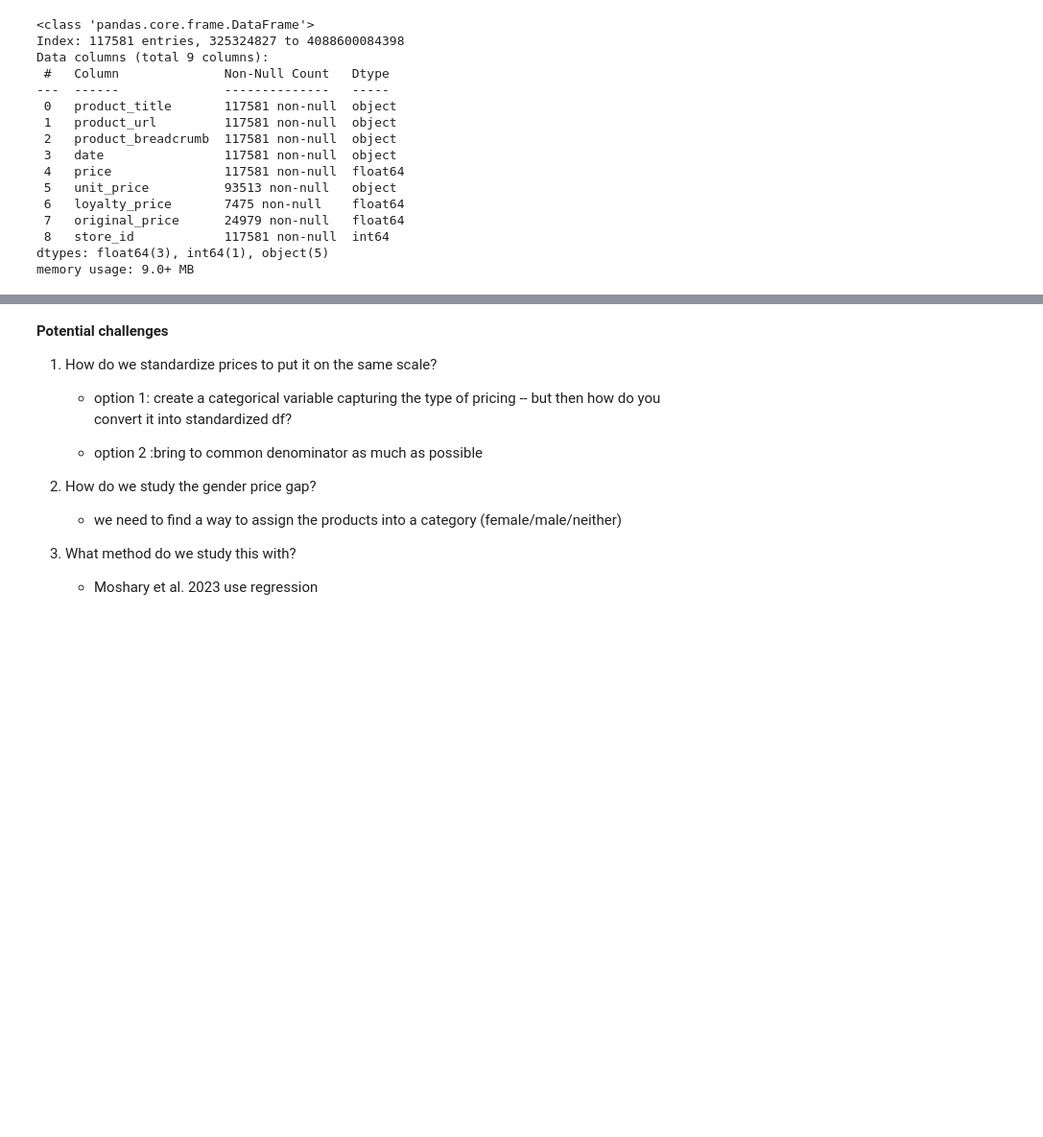
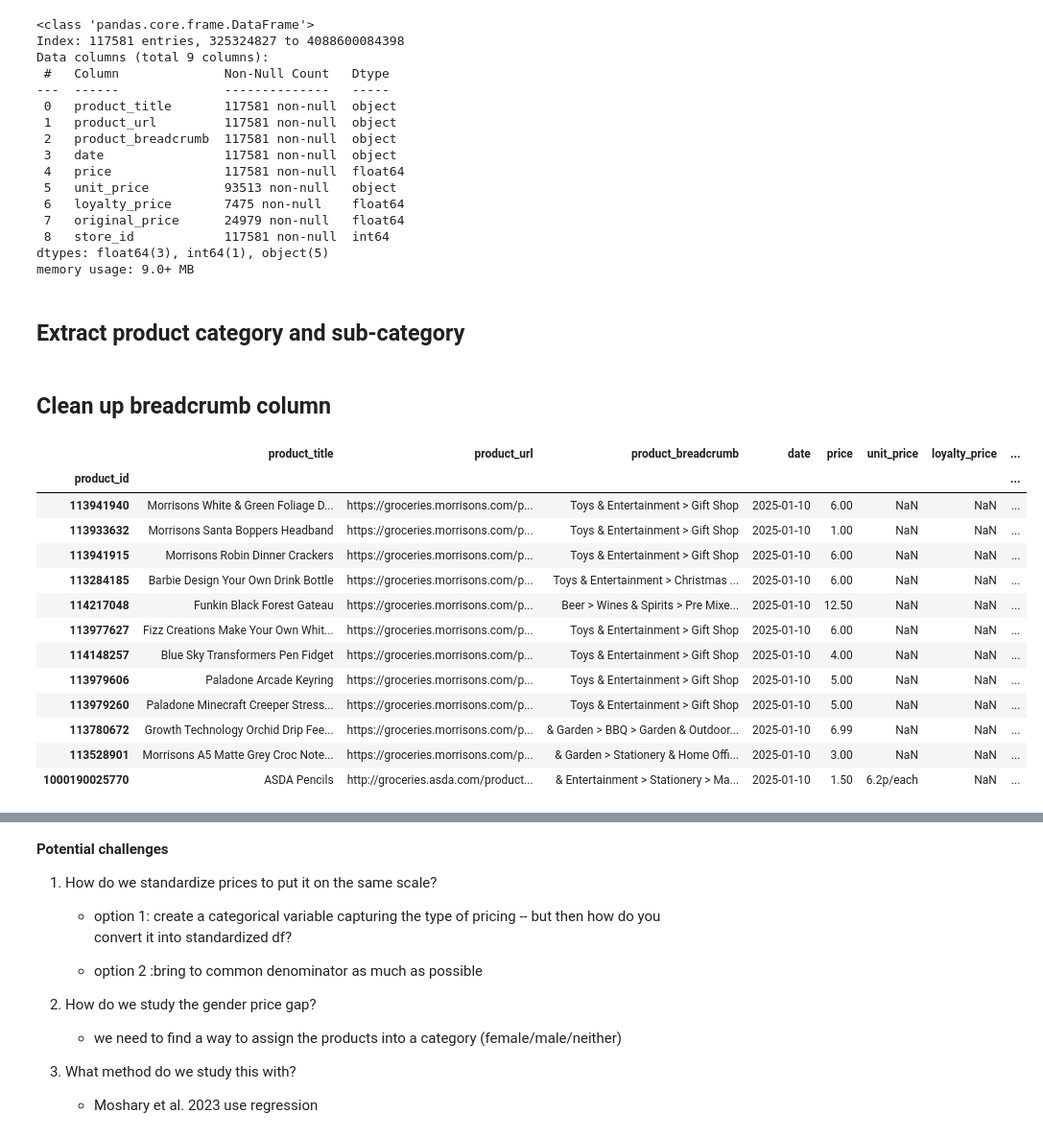
Before and after one commit to aleksandrajaremko/PP422-group-project, a Jupyter notebook: Aleksandra's workbook.ipynb, the cells around one changed output, grey strips where cells are left out. Shown: that part at 96% size. Saved outputs shown, nothing was run; the diff lists cells and outputs as text; code cells hidden in the pictures; blank space fills up the shorter version.

```diff
--- a/Aleksandra's workbook.ipynb
+++ b/Aleksandra's workbook.ipynb
@@ -152,3 +158,45 @@ Data columns (total 9 columns):
  8   store_id            117581 non-null  int64
 dtypes: float64(3), int64(1), object(5)
 memory usage: 9.0+ MB
+# %% [markdown]
+## Extract product category and sub-category
+# %% [markdown]
+## Clean up breadcrumb column
+# %%
+# clean the breadcrumb string
+def clean_breadcrumb(breadcrumb):
+    breadcrumb = breadcrumb.replace("'", "").replace("en-GB", "").replace("[","").replace("]","").replace('"','')  # Remove unwanted characters
+    breadcrumb = breadcrumb.replace(", ", " > ").replace("/", " > ").replace("-", " ")  # Replace characters
+
+
+    if breadcrumb.startswith("Marketplace"):
+        breadcrumb = breadcrumb.replace("Marketplace >", "", 1)
+
+    elif breadcrumb.startswith("Home"):
+        breadcrumb = breadcrumb.replace("Home","",1)
+
+    elif breadcrumb.startswith("Groceries"):
+        breadcrumb = breadcrumb.replace("Groceries","",1)
+    return breadcrumb.strip()
+# %%
+# Apply cleanup to the 'product_breadcrumb' column
+merged_df["product_breadcrumb"] = merged_df["product_breadcrumb"].apply(clean_breadcrumb)
+# %%
+merged_df["product_breadcrumb"] = merged_df["product_breadcrumb"].str.replace(r"^>+\s*", "", regex=True)
+# %%
+merged_df.iloc[2342:2354,:]
+# %% [output]
+|  | product_title | product_url | product_breadcrumb | date | price | unit_price | loyalty_price | ... |
+| product_id |  |  |  |  |  |  |  | ... |
+| 113941940 | Morrisons White & Green Foliage D... | https://groceries.morrisons.com/p... | Toys & Entertainment > Gift Shop | 2025-01-10 | 6.00 | NaN | NaN | ... |
+| 113933632 | Morrisons Santa Boppers Headband | https://groceries.morrisons.com/p... | Toys & Entertainment > Gift Shop | 2025-01-10 | 1.00 | NaN | NaN | ... |
+| 113941915 | Morrisons Robin Dinner Crackers | https://groceries.morrisons.com/p... | Toys & Entertainment > Gift Shop | 2025-01-10 | 6.00 | NaN | NaN | ... |
+| 113284185 | Barbie Design Your Own Drink Bottle | https://groceries.morrisons.com/p... | Toys & Entertainment > Christmas ... | 2025-01-10 | 6.00 | NaN | NaN | ... |
+| 114217048 | Funkin Black Forest Gateau | https://groceries.morrisons.com/p... | Beer > Wines & Spirits > Pre Mixe... | 2025-01-10 | 12.50 | NaN | NaN | ... |
+| 113977627 | Fizz Creations Make Your Own Whit... | https://groceries.morrisons.com/p... | Toys & Entertainment > Gift Shop | 2025-01-10 | 6.00 | NaN | NaN | ... |
+| 114148257 | Blue Sky Transformers Pen Fidget | https://groceries.morrisons.com/p... | Toys & Entertainment > Gift Shop | 2025-01-10 | 4.00 | NaN | NaN | ... |
+| 113979606 | Paladone Arcade Keyring | https://groceries.morrisons.com/p... | Toys & Entertainment > Gift Shop | 2025-01-10 | 5.00 | NaN | NaN | ... |
+| 113979260 | Paladone Minecraft Creeper Stress... | https://groceries.morrisons.com/p... | Toys & Entertainment > Gift Shop | 2025-01-10 | 5.00 | NaN | NaN | ... |
+| 113780672 | Growth Technology Orchid Drip Fee... | https://groceries.morrisons.com/p... | & Garden > BBQ > Garden & Outdoor... | 2025-01-10 | 6.99 | NaN | NaN | ... |
+| 113528901 | Morrisons A5 Matte Grey Croc Note... | https://groceries.morrisons.com/p... | & Garden > Stationery & Home Offi... | 2025-01-10 | 3.00 | NaN | NaN | ... |
+| 1000190025770 | ASDA Pencils | http://groceries.asda.com/product... | & Entertainment > Stationery > Ma... | 2025-01-10 | 1.50 | 6.2p/each | NaN | ... |
```
Also changed, not shown: parts of 18 cells of this notebook.
